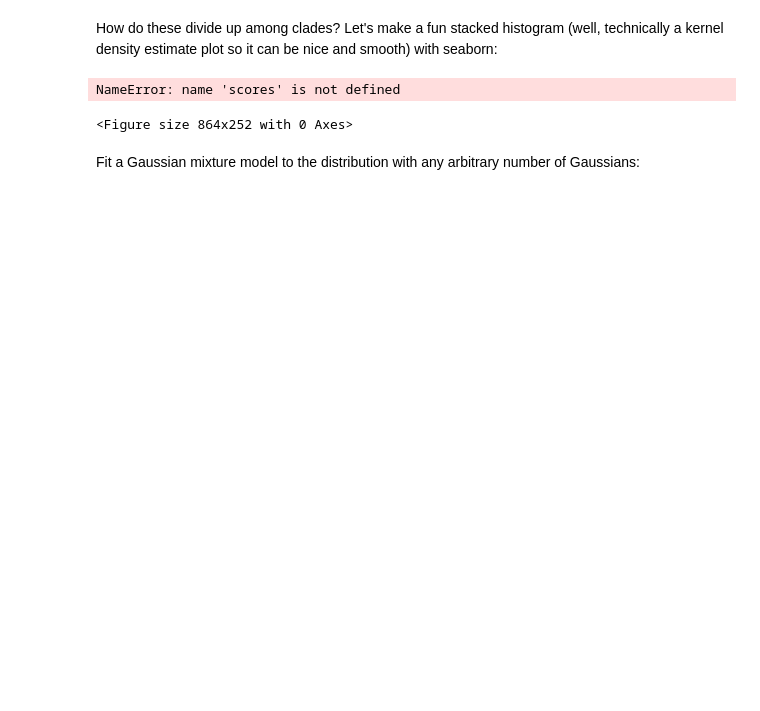
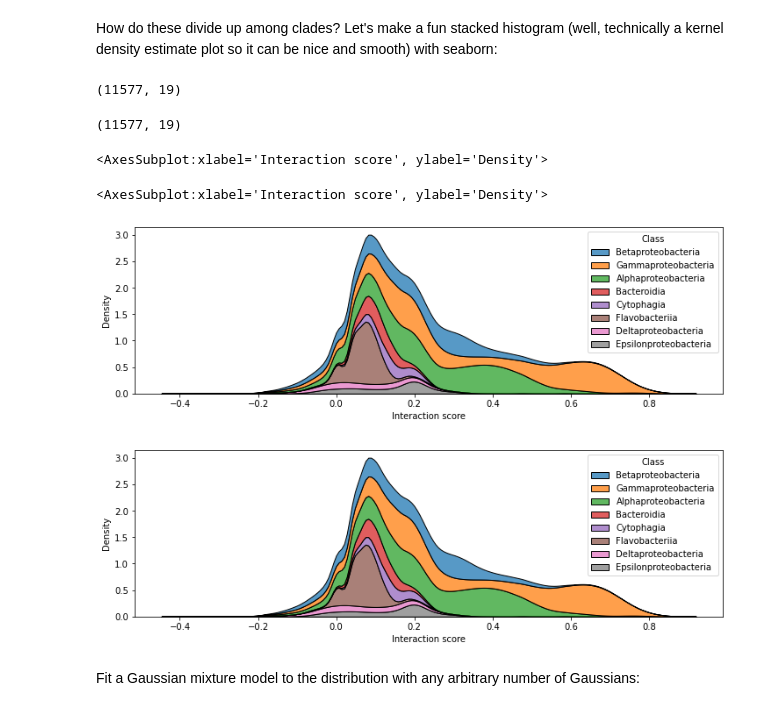
Before and after one commit to samberry19/evcomplex-interaction-scoring, a Jupyter notebook: notebooks/Final interaction scores.ipynb, the cells around one changed output. Saved outputs shown, nothing was run; the diff lists cells and outputs as text; code cells hidden in the pictures; blank space fills up the shorter version.

```diff
--- a/notebooks/Final interaction scores.ipynb
+++ b/notebooks/Final interaction scores.ipynb
@@ -214,17 +254,26 @@ pd.DataFrame(zip(unique_classes[class_counts > 50], class_counts[class_counts >
 # %% [markdown]
 How do these divide up among clades? Let's make a fun stacked histogram (well, technically a kernel density estimate plot so it can be nice and smooth) with seaborn:
+# %%
+score20.shape
+# %% [output]
+(11577, 19)
+(11577, 19)
 # %%
+scores = np.sum(score20, axis=1)
+
 # Leave out the last one, which will be 'nan'
 in_major_clades = np.isin(classes, unique_classes[class_counts > 250][:-1])
 
 plt.figure(figsize=(12,3.5))
 X = pd.DataFrame(zip(scores[1:][in_major_clades], np.array(classes)[in_major_clades]),
                  columns=("Interaction score", "Class"))
 
 sns.kdeplot(data=X, x="Interaction score", hue="Class", fill=True, multiple="stack")
 # %% [output]
-NameError: name 'scores' is not defined
+<AxesSubplot:xlabel='Interaction score', ylabel='Density'>
-<Figure size 864x252 with 0 Axes>
+<AxesSubplot:xlabel='Interaction score', ylabel='Density'>
+[figure, added]
+[figure, added]
 # %% [markdown]
 Fit a Gaussian mixture model to the distribution with any arbitrary number of Gaussians:
 # %%
```
Also changed, not shown: parts of 10 cells of this notebook, 1 other file.
